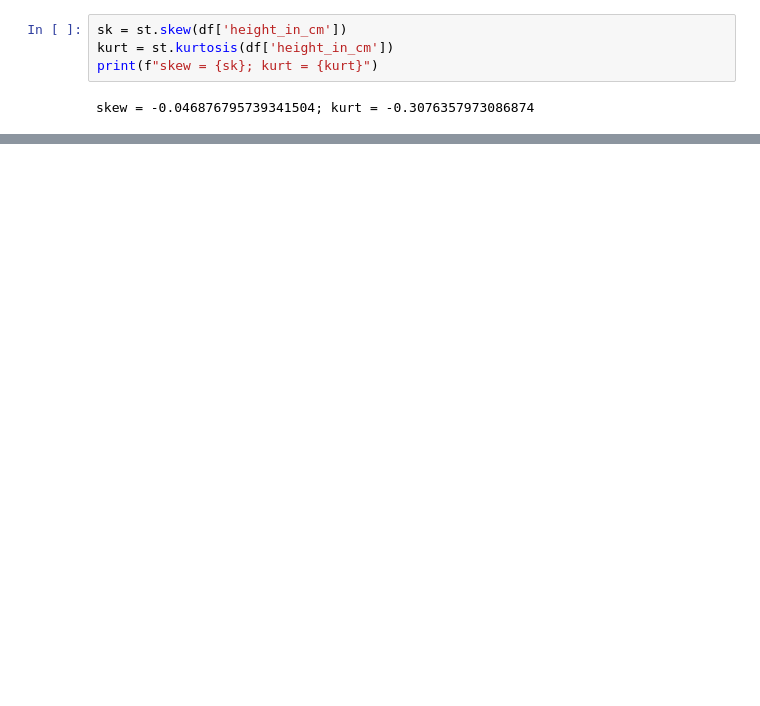
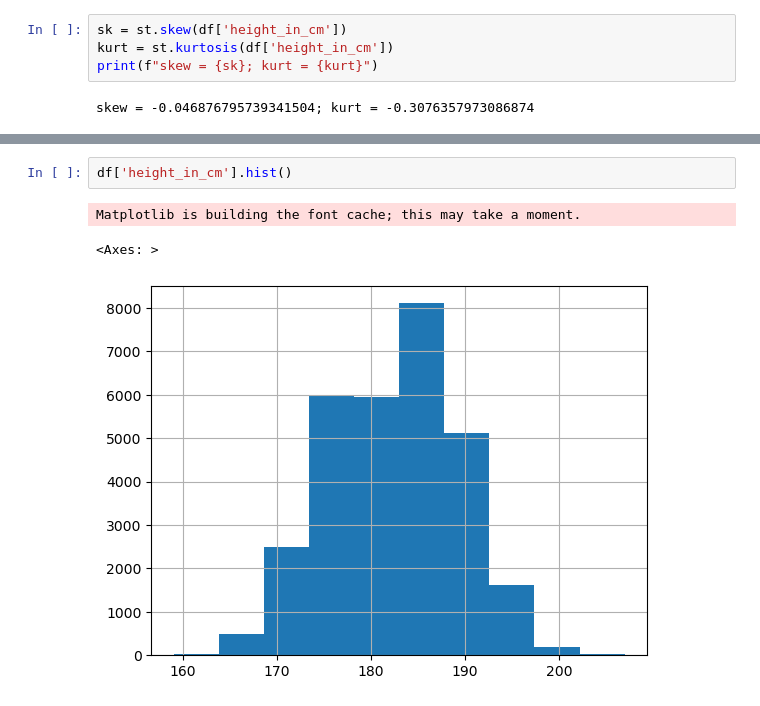
Before and after one commit to EmAnlOOp/classwork, a Jupyter notebook: 7.1-uni-stats.ipynb, the cells around one changed output, grey strips where cells are left out. Saved outputs shown, nothing was run; the diff lists cells and outputs as text; blank space fills up the shorter version.

```diff
--- a/7.1-uni-stats.ipynb
+++ b/7.1-uni-stats.ipynb
@@ -135,0 +187,6 @@ SyntaxError: unterminated string literal (detected at line 3) (2588808452.py, li
+# %%
+df['height_in_cm'].hist()
+# %% [output]
+Matplotlib is building the font cache; this may take a moment.
+<Axes: >
+[figure, added]
```
Also changed, not shown: parts of 14 cells of this notebook, 2 other files.
